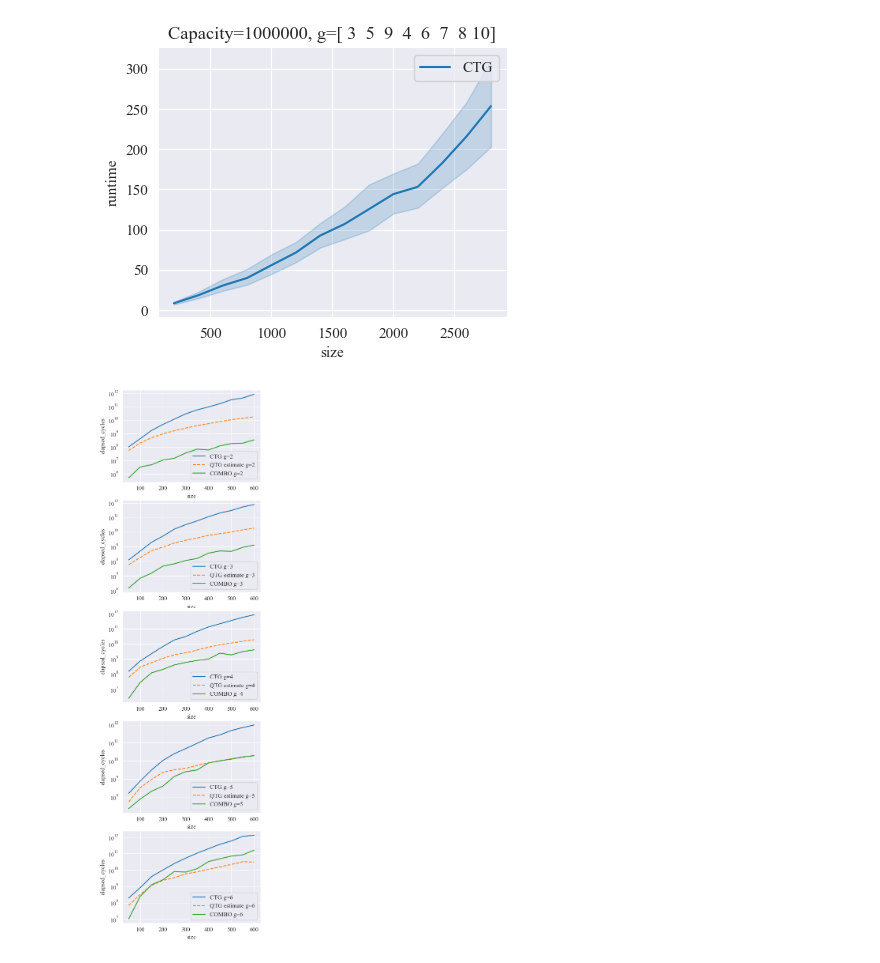
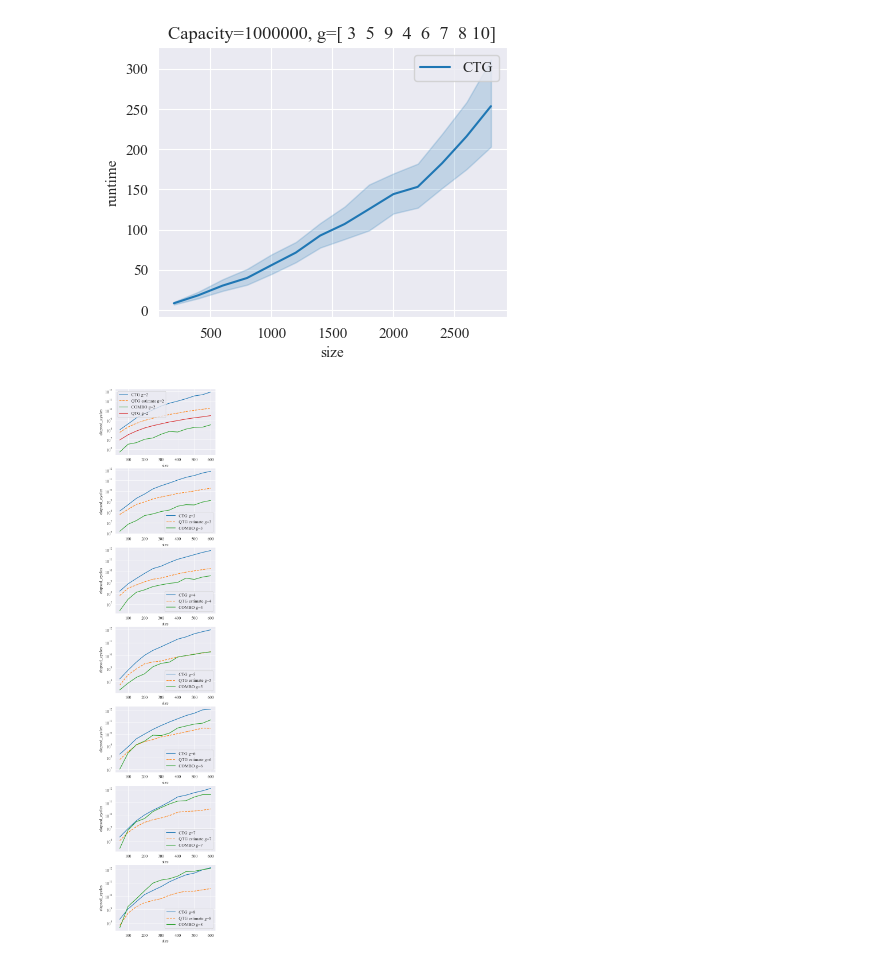
Before and after one commit to SoerenWilkening/QTG_0-1Knapsack, a Jupyter notebook: evaluation/08_ctg_qtg_analysis.ipynb, the cells around one changed output. Drawn from its saved outputs; the diff is of its cells as text; code cells hidden in the pictures.

```diff
--- a/evaluation/08_ctg_qtg_analysis.ipynb
+++ b/evaluation/08_ctg_qtg_analysis.ipynb
@@ -79,12 +93,11 @@ set()
 # %%
 fig, ax = plt.subplots(figsize=(4.5, 3.5))
 #sns.lineplot(qtg_results, x='size', y='success_probability', ax=ax, label="QTG")
-sns.lineplot(ctg_results, x='size', y='success_probability', ax=ax, label="CTG")
-sns.lineplot(ctg_results[ctg_results['g'] == 2], x='size', y='success_probability', ax=ax, label="CTG g=10")
-sns.lineplot(ctg_results[ctg_results['g'] == 3], x='size', y='success_probability', ax=ax, label="CTG g=8")
-sns.lineplot(ctg_results[ctg_results['g'] == 4], x='size', y='success_probability', ax=ax, label="CTG g=6")
-sns.lineplot(ctg_results[ctg_results['g'] == 5], x='size', y='success_probability', ax=ax, label="CTG g=4")
-sns.lineplot(ctg_results[ctg_results['g'] == 6], x='size', y='success_probability', ax=ax, label="CTG g=4")
+#sns.lineplot(ctg_results, x='size', y='success_probability', ax=ax, label="CTG")
+for g in ctg_results['g'].unique():
+    sns.lineplot(ctg_results[ctg_results['g'] == g], x='size', y='success_probability', ax=ax, label=f"CTG g={g}")
+
+sns.lineplot(qtg_results, x='size', y='success_probability', ax=ax, label="QTG g=2")
 
 assert len(ctg_results["capacity"].unique()) == 1
 assert len(ctg_results["max_iter"].unique()) == 1
@@ -165,17 +174,22 @@ Text(0.5, 1.0, 'Capacity=1000000, g=[ 3  5  9  4  6  7  8 10]')
 [figure]
 # %%
 g_values = list(sorted(ctg_results['g'].unique()))
-fig, axs = plt.subplots(figsize=(4.5, 3.5*len(g_values)), nrows=len(g_values))
+fig, axs = plt.subplots(figsize=(4.5, 3.5 * len(g_values)), nrows=len(g_values))
 #sns.lineplot(qtg_results, x='size', y='elapsed_cycles', ax=ax, label="QTG")
 
 for i, g in enumerate(g_values):
-    sns.lineplot(ctg_results[ctg_results["g"] == g], x='size', y='elapsed_cycles', ax=axs[i], label=f"CTG g={g}")
-    sns.lineplot(ctg_results[ctg_results["g"] == g], x='size', y='qtg_estimate_cycles', ax=axs[i], label=f"QTG estimate g={g}", linestyle='--')
+
+    sns.lineplot(ctg_results[ctg_results["g"] == g], x='size',
+                 y='elapsed_cycles', ax=axs[i], label=f"CTG g={g}")
+    sns.lineplot(ctg_results[ctg_results["g"] == g], x='size',
+                 y='qtg_estimate_cycles', ax=axs[i], label=f"QTG estimate g={g}", linestyle='--')
     sns.lineplot(combo_results[combo_results["g"] == g], x='size', y='elapsed_cycles', ax=axs[i], label=f"COMBO g={g}")
+    if g == 2:
+        sns.lineplot(qtg_results, x='size', y='elapsed_cycles', ax=axs[i], label="QTG g=2")
     #sns.lineplot(combo_results[combo_results["g"] > 4], x='size', y='elapsed_cycles', ax=ax, label="COMBO >4")
     axs[i].set_yscale('log')
 # %% [output]
-[figure, old version]
+[figure, new version]
 # %%
 g_values = list(sorted(combo_results['g'].unique()))
 fig, ax = plt.subplots(figsize=(4.5, 3.5))
```
Also changed, not shown: parts of 6 cells of this notebook, 24 other files.
